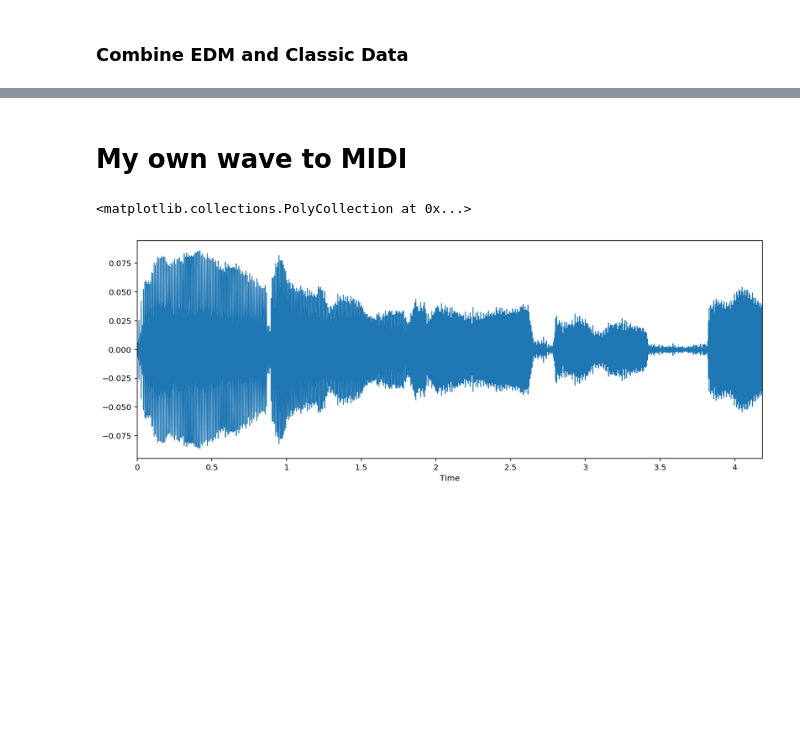
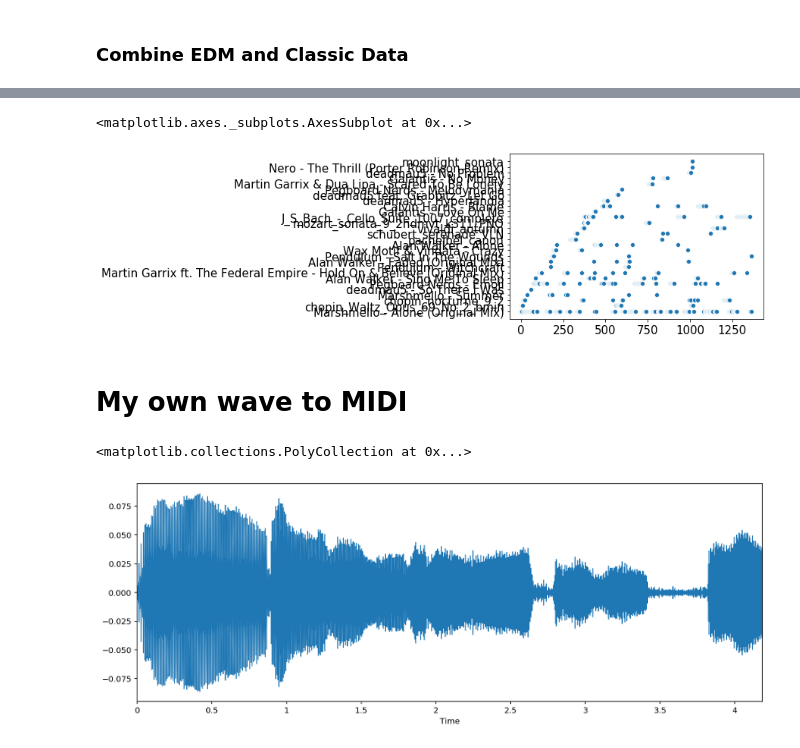
Before and after one commit to silvernine209/edm_generator, a Jupyter notebook: edm_generator_mac_newest.ipynb, the cells around one changed output, grey strips where cells are left out. Drawn from its saved outputs; the diff is of its cells as text; code cells hidden in the pictures; blank space fills up the shorter version.

```diff
--- a/edm_generator_mac_newest.ipynb
+++ b/edm_generator_mac_newest.ipynb
@@ -2407,0 +2348,5 @@ pypianoroll.write(blank_midi,'midi/classification_classic_adj_semitone.mid')
+# %%
+sns.scatterplot(np.arange(len(pred)),pred)
+# %% [output]
+<matplotlib.axes._subplots.AxesSubplot at 0x...>
+[figure, added]
```
Also changed, not shown: parts of 21 cells of this notebook.
